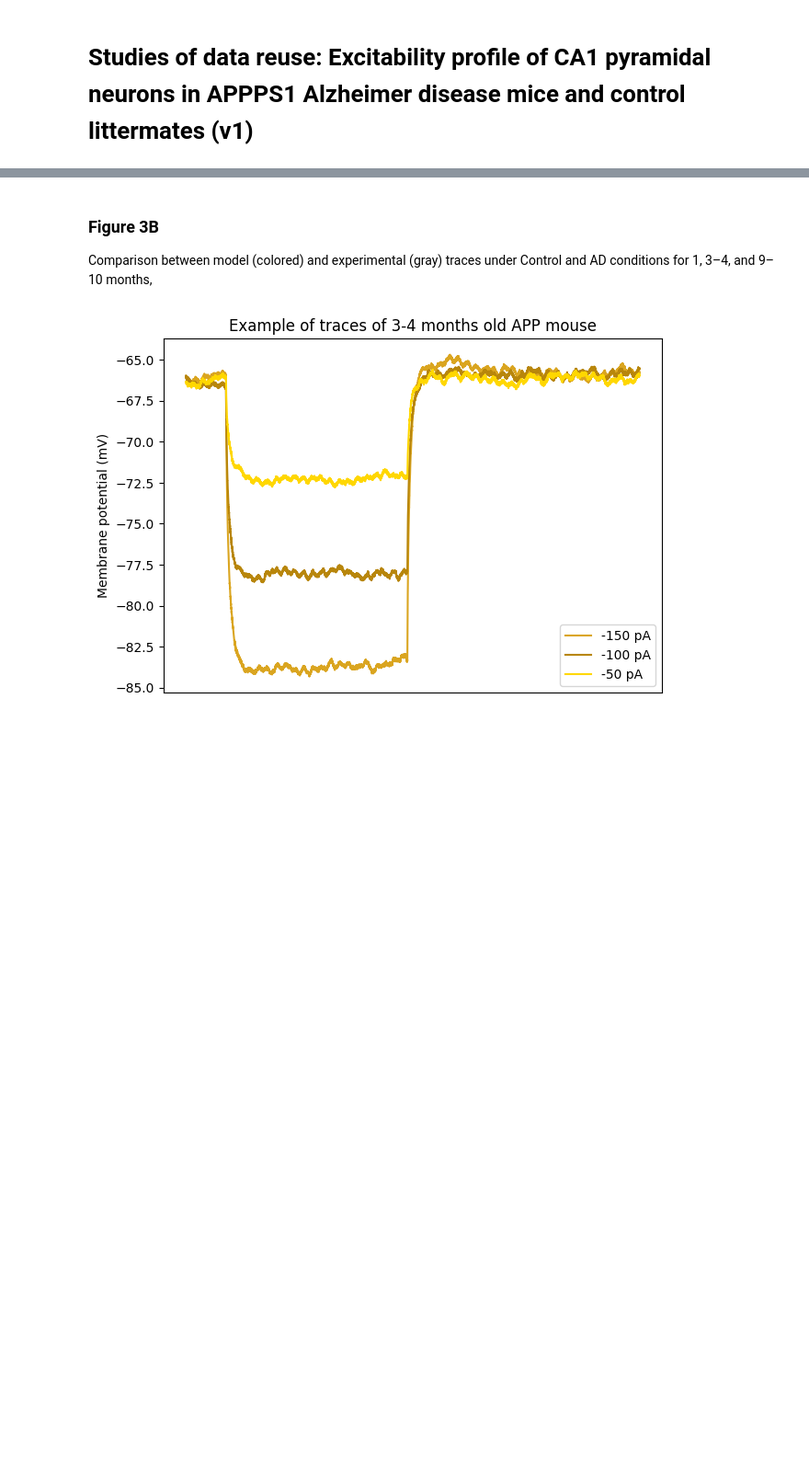
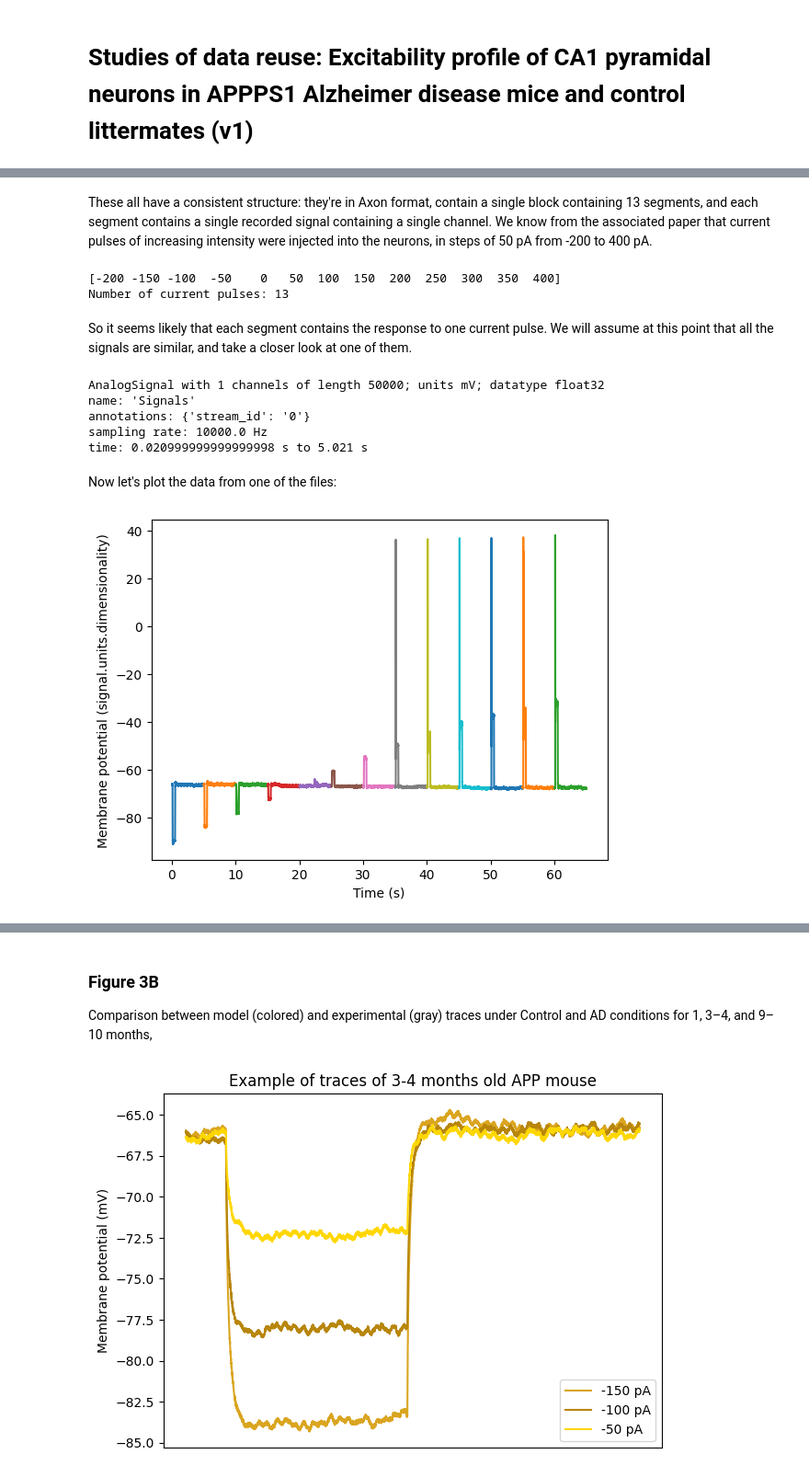
Before and after one commit to NeuroPSI-Neuroinformatics/case-studies-for-data-reuse, a Jupyter notebook: 10.25493-YJFW-HPY/Marie.ipynb, the cells around one changed output, grey strips where cells are left out. Shown at 92% size. Cells and saved outputs as stored; diff of their text form; code cells hidden in the pictures; blank space fills up the shorter version.

```diff
--- a/10.25493-YJFW-HPY/Marie.ipynb
+++ b/10.25493-YJFW-HPY/Marie.ipynb
@@ -111,21 +15,0 @@ event_channels: [Some events, Some epochs]
-# %%
-#visualisation of the data,
-n=0
-while n<13:
-    plt.rcParams["figure.figsize"] = (7, 5)
-    file_path = ("ext-d000001_ADNeuronModel_pub/APPPS1_mouse_model_3-4_months/191129000_S23.abf")
-    reader = get_io(file_path)
-    data = reader.read(lazy=True)
-    reader = get_io(file_path)
-    data = reader.read(lazy=True)
-    seg0 = data[0].segments[(n)]
-    channel0 = seg0.analogsignals[0]
-    channel0 = channel0.load()
-    channel0.array_annotations = {}
-    plt.plot(channel0.times, channel0, label=f"segment #{n}")
-    plt.xlabel(f"Time ({channel0.times.units.dimensionality.string})")
-    plt.ylabel(f"Membrane potential ({channel0.units.dimensionality.string})")
-    plt.legend()
-    plt.title("Example of the different channels of an APP mouse of 3-4 months old")
-    plt.show()
-    n=n+1
@@ -145,0 +36,4 @@ while n<13:
+# %%
+for file_path in glob("ext-d000001_ADNeuronModel_pub/*/*.abf")[:3]:
+    io = get_io(file_path)
+    print(io)
@@ -145,0 +58,38 @@ while n<13:
+# %% [markdown]
+These all have a consistent structure: they're in Axon format, contain a single block containing 13 segments, and each segment contains a single recorded signal containing a single channel.
+We know from the associated paper that current pulses of increasing intensity were injected into the neurons, in steps of 50 pA from -200 to 400 pA.
+# %%
+current_pulse_amplitudes = np.arange(-200, 401, 50)  # we set the upper limit above 400, so that the final value is 400
+print(current_pulse_amplitudes)
+print(f"Number of current pulses: {len(current_pulse_amplitudes)}")
+# %% [output]
+[-200 -150 -100  -50    0   50  100  150  200  250  300  350  400]
+Number of current pulses: 13
+# %% [markdown]
+So it seems likely that each segment contains the response to one current pulse. We will assume at this point that all the signals are similar, and take a closer look at one of them.
+# %%
+data = get_io("ext-d000001_ADNeuronModel_pub/APPPS1_mouse_model_3-4_months/191129000_S23.abf").read(lazy=True)
+example_signal = data[0].segments[0].analogsignals[0].load()
+example_signal
+# %% [output]
+AnalogSignal with 1 channels of length 50000; units mV; datatype float32
+name: 'Signals'
+annotations: {'stream_id': '0'}
+sampling rate: 10000.0 Hz
+time: 0.020999999999999998 s to 5.021 s
+# %% [markdown]
+Now let's plot the data from one of the files:
+# %%
+import matplotlib.pyplot as plt
+
+def plot_data(file_path):
+    data = get_io(file_path).read(lazy=True)
+    for segment in data[0].segments:
+        signal = segment.analogsignals[0].load()
+        plt.plot(signal.times, signal)
+    plt.xlabel(f"Time ({signal.times.units.dimensionality})")
+    plt.ylabel(f"Membrane potential (signal.units.dimensionality)")
+
+plot_data("ext-d000001_ADNeuronModel_pub/APPPS1_mouse_model_3-4_months/191129000_S23.abf")
+# %% [output]
+[figure, added]
```
Also changed, not shown: parts of 22 cells of this notebook, 7 other files.
